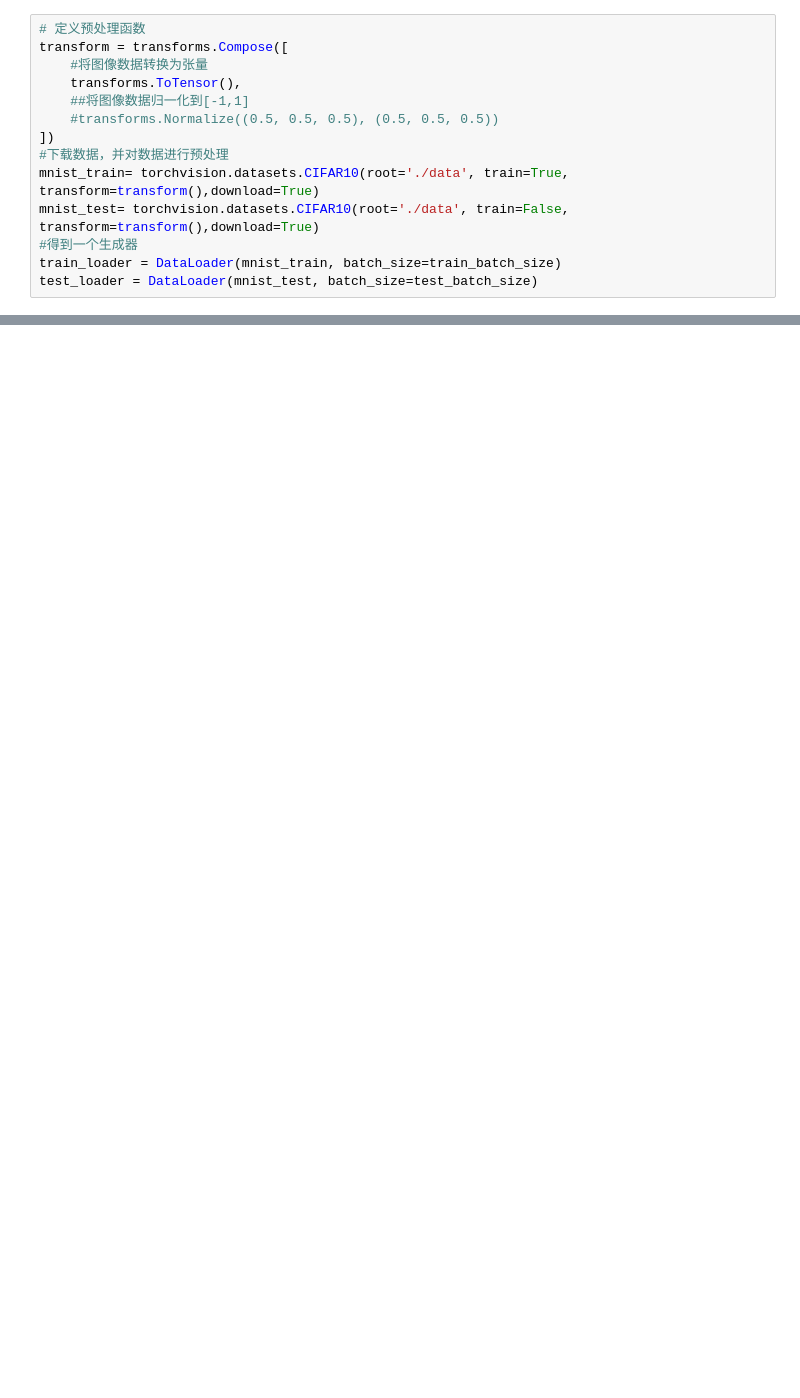
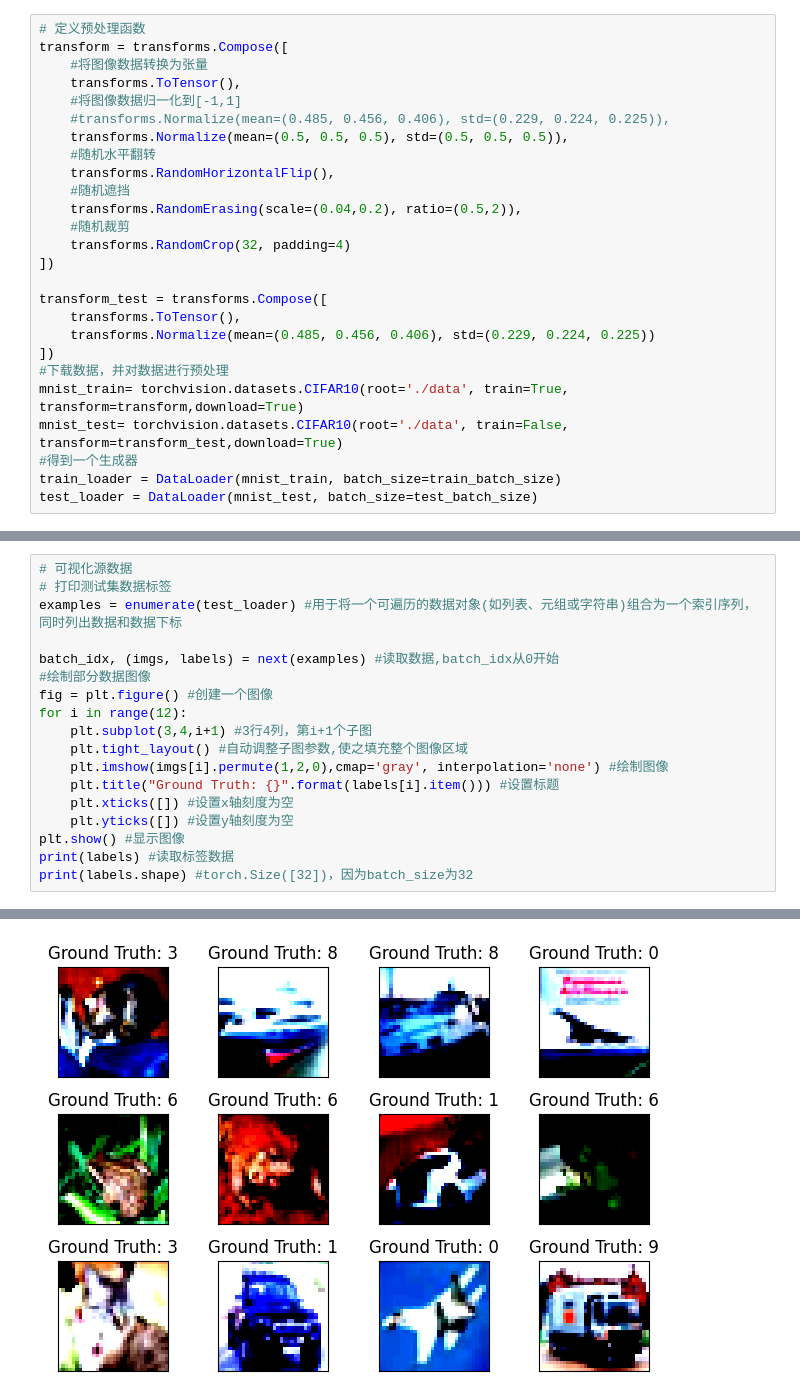
Before and after one commit to acosding/FinalHomework, a Jupyter notebook: Homework2.ipynb, the cells around one changed output, grey strips where cells are left out. Cells and saved outputs as stored; diff of their text form; blank space fills up the shorter version.

```diff
--- a/Homework2.ipynb
+++ b/Homework2.ipynb
@@ -16,12 +30,24 @@ num_epoches = 50
 transform = transforms.Compose([
     #将图像数据转换为张量
     transforms.ToTensor(),
-    ##将图像数据归一化到[-1,1]
-    #transforms.Normalize((0.5, 0.5, 0.5), (0.5, 0.5, 0.5))
+    #将图像数据归一化到[-1,1]
+    #transforms.Normalize(mean=(0.485, 0.456, 0.406), std=(0.229, 0.224, 0.225)),
+    transforms.Normalize(mean=(0.5, 0.5, 0.5), std=(0.5, 0.5, 0.5)),
+    #随机水平翻转
+    transforms.RandomHorizontalFlip(),
+    #随机遮挡
+    transforms.RandomErasing(scale=(0.04,0.2), ratio=(0.5,2)),
+    #随机裁剪
+    transforms.RandomCrop(32, padding=4)
+])
+
+transform_test = transforms.Compose([
+    transforms.ToTensor(),
+    transforms.Normalize(mean=(0.485, 0.456, 0.406), std=(0.229, 0.224, 0.225))
 ])
 #下载数据，并对数据进行预处理
-mnist_train= torchvision.datasets.CIFAR10(root='./data', train=True, transform=transform(),download=True)
-mnist_test= torchvision.datasets.CIFAR10(root='./data', train=False, transform=transform(),download=True)
+mnist_train= torchvision.datasets.CIFAR10(root='./data', train=True, transform=transform,download=True)
+mnist_test= torchvision.datasets.CIFAR10(root='./data', train=False, transform=transform_test,download=True)
 #得到一个生成器
 train_loader = DataLoader(mnist_train, batch_size=train_batch_size)
 test_loader = DataLoader(mnist_test, batch_size=test_batch_size)
@@ -27,0 +57,19 @@ test_loader = DataLoader(mnist_test, batch_size=test_batch_size)
+# %%
+# 可视化源数据
+# 打印测试集数据标签
+examples = enumerate(test_loader) #用于将一个可遍历的数据对象(如列表、元组或字符串)组合为一个索引序列，同时列出数据和数据下标
+
+batch_idx, (imgs, labels) = next(examples) #读取数据,batch_idx从0开始
+#绘制部分数据图像
+fig = plt.figure() #创建一个图像
+for i in range(12):
+    plt.subplot(3,4,i+1) #3行4列，第i+1个子图
+    plt.tight_layout() #自动调整子图参数,使之填充整个图像区域
+    plt.imshow(imgs[i].permute(1,2,0),cmap='gray', interpolation='none') #绘制图像
+    plt.title("Ground Truth: {}".format(labels[i].item())) #设置标题
+    plt.xticks([]) #设置x轴刻度为空
+    plt.yticks([]) #设置y轴刻度为空
+plt.show() #显示图像
+print(labels) #读取标签数据
+print(labels.shape) #torch.Size([32])，因为batch_size为32
+# %% [output]
@@ -27,0 +88 @@ test_loader = DataLoader(mnist_test, batch_size=test_batch_size)
+[figure, added]
```
Also changed, not shown: parts of 8 cells of this notebook, 8 other files.
